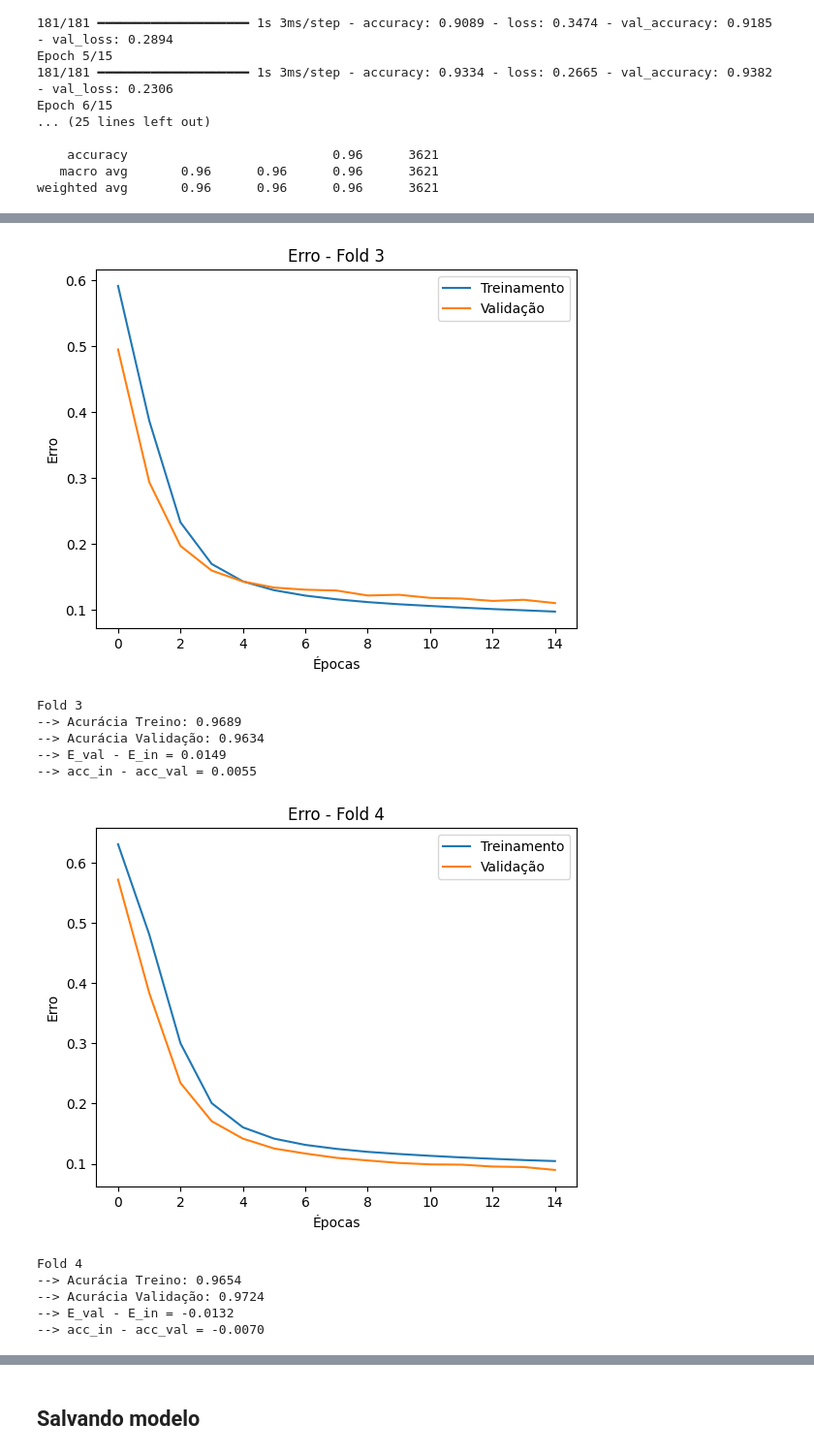
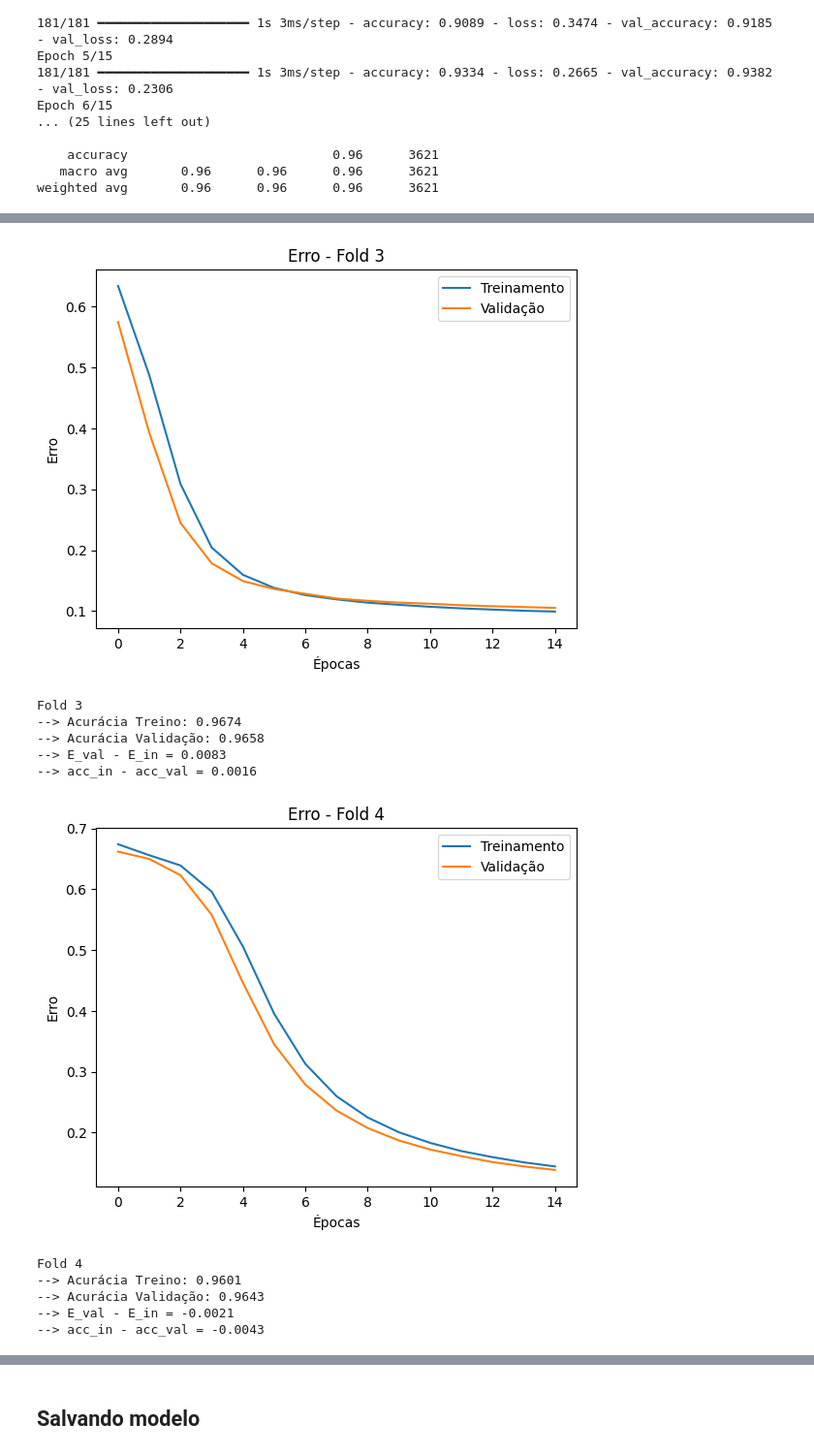
Before and after one commit to victornw/ml_project, a Jupyter notebook: phishing.ipynb, the cells around one changed output, grey strips where cells are left out. Shown at 97% size. Cells and saved outputs as stored; diff of their text form; code cells hidden in the pictures.

```diff
--- a/phishing.ipynb
+++ b/phishing.ipynb
@@ -49,0 +64,3 @@ print(df.value_counts().sum())
+# %%
+df = df.drop_duplicates(subset='texto', keep='first')
+print(df.value_counts().sum())
@@ -359,8 +407,8 @@ for fold, (train_idx, val_idx) in enumerate(skf.split(X_train, y_train), 1):
     y_train_fold, y_val_fold = y_train[train_idx], y_train[val_idx]
 
     model = Sequential()
-    model.add(Dense(64, input_dim=input_dim, activation='relu', kernel_initializer='he_normal'))
-    model.add(Dense(32, activation='relu', kernel_initializer='he_normal'))
+    model.add(Dense(8, input_dim=input_dim, activation='relu', kernel_initializer='he_normal'))
+    model.add(Dense(4, activation='relu', kernel_initializer='he_normal'))
     model.add(Dense(1, activation='sigmoid'))
 
     optimizer = optimizers.SGD(learning_rate=0.01)
@@ -437,12 +485,12 @@ Fold 2
-[figure, old version]
+[figure, new version]
 Fold 3
---> Acurácia Treino: 0.9689
---> Acurácia Validação: 0.9634
---> E_val - E_in = 0.0149
---> acc_in - acc_val = 0.0055
+--> Acurácia Treino: 0.9674
+--> Acurácia Validação: 0.9658
+--> E_val - E_in = 0.0083
+--> acc_in - acc_val = 0.0016
-[figure, old version]
+[figure, new version]
 Fold 4
---> Acurácia Treino: 0.9654
---> Acurácia Validação: 0.9724
---> E_val - E_in = -0.0132
---> acc_in - acc_val = -0.0070
+--> Acurácia Treino: 0.9601
+--> Acurácia Validação: 0.9643
+--> E_val - E_in = -0.0021
+--> acc_in - acc_val = -0.0043
```
Also changed, not shown: parts of 8 cells of this notebook, 1 other file.
